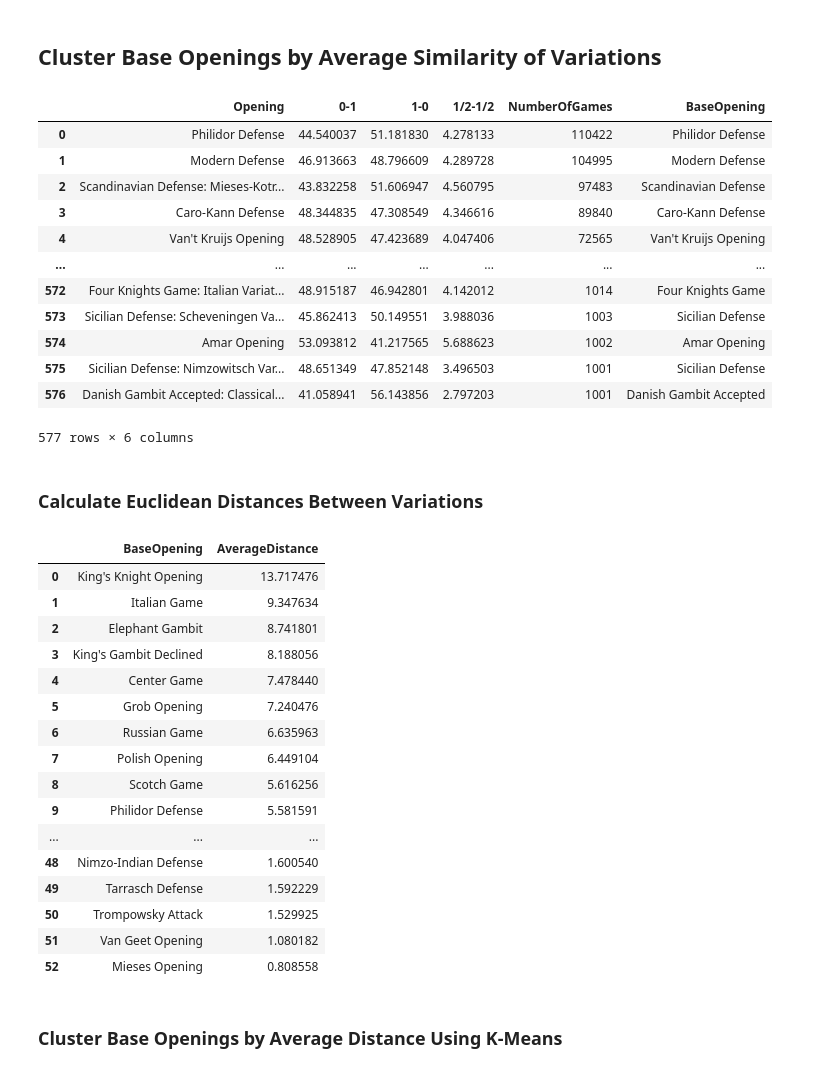
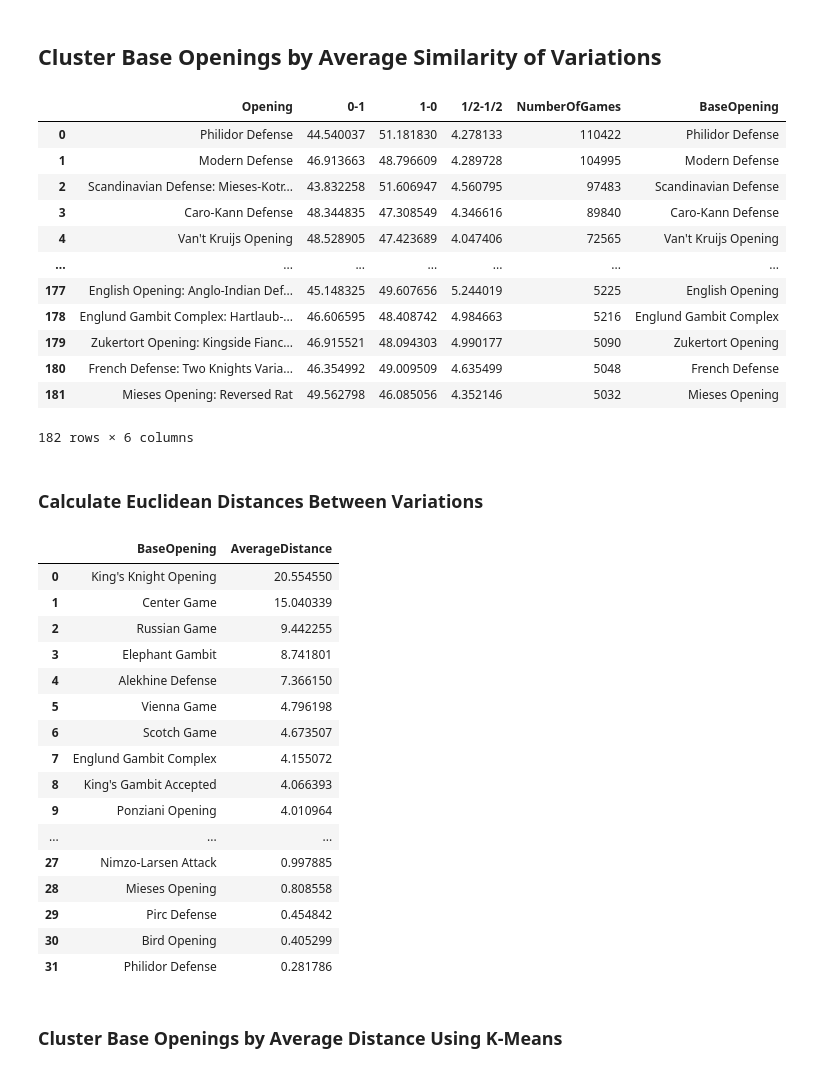
Before and after one commit to IsaacCheng9/machine-learning-in-chess, a Jupyter notebook: src/analyse_chess_data.ipynb, the cells around one changed output. Cells and saved outputs as stored; diff of their text form; code cells hidden in the pictures.

```diff
--- a/src/analyse_chess_data.ipynb
+++ b/src/analyse_chess_data.ipynb
@@ -2645,8 +2645,8 @@ Mean Absolute Error: 6793.425524495394
 # %%
 # Count the number of games for each opening.
 opening_counts = df_reduced["Opening"].value_counts().compute()
-# Filter the openings that have over 1000 games.
-popular_openings = opening_counts[opening_counts >= 1000].index
+# Filter the openings that have over 5,000 games.
+popular_openings = opening_counts[opening_counts >= 5000].index
 filtered_df = df_reduced[df_reduced["Opening"].isin(popular_openings)]
 
 # Calculate the total games per opening in the filtered DataFrame.
@@ -2664,46 +2664,43 @@ result_percentages_pivot_opening["NumberOfGames"] = result_percentages_pivot_ope
     "Opening"
 ].map(total_games)
 # Convert filtered_df to a pandas DataFrame
 filtered_df_pd = filtered_df.compute()
+
 # Merge 'BaseOpening' column from filtered_df_pd based on 'Opening'
 result_percentages_pivot_opening = result_percentages_pivot_opening.merge(
     filtered_df_pd[["Opening", "BaseOpening"]].drop_duplicates(),
     on="Opening",
     how="left",
 )
 # Sort the table by the number of games descending.
 result_percentages_pivot_opening_sorted = result_percentages_pivot_opening.sort_values(
     "NumberOfGames", ascending=False
 )
 # Delete rows with BaseOpenings that aren't recognized or are too generic.
 result_percentages_pivot_opening_sorted = result_percentages_pivot_opening_sorted[
     ~result_percentages_pivot_opening_sorted["BaseOpening"].isin(
         ["?", "King's Pawn Game", "Queen's Pawn Game"]
     )
 ]
 result_percentages_pivot_opening_sorted.reset_index(drop=True, inplace=True)
 display(result_percentages_pivot_opening_sorted)
 # %% [output]
 |  | Opening | 0-1 | 1-0 | 1/2-1/2 | NumberOfGames | BaseOpening |
 | 0 | Philidor Defense | 44.540037 | 51.181830 | 4.278133 | 110422 | Philidor Defense |
 | 1 | Modern Defense | 46.913663 | 48.796609 | 4.289728 | 104995 | Modern Defense |
 | 2 | Scandinavian Defense: Mieses-Kotr... | 43.832258 | 51.606947 | 4.560795 | 97483 | Scandinavian Defense |
 | 3 | Caro-Kann Defense | 48.344835 | 47.308549 | 4.346616 | 89840 | Caro-Kann Defense |
 | 4 | Van't Kruijs Opening | 48.528905 | 47.423689 | 4.047406 | 72565 | Van't Kruijs Opening |
 | ... | ... | ... | ... | ... | ... | ... |
-| 572 | Four Knights Game: Italian Variat... | 48.915187 | 46.942801 | 4.142012 | 1014 | Four Knights Game |
-| 573 | Sicilian Defense: Scheveningen Va... | 45.862413 | 50.149551 | 3.988036 | 1003 | Sicilian Defense |
-| 574 | Amar Opening | 53.093812 | 41.217565 | 5.688623 | 1002 | Amar Opening |
-| 575 | Sicilian Defense: Nimzowitsch Var... | 48.651349 | 47.852148 | 3.496503 | 1001 | Sicilian Defense |
-| 576 | Danish Gambit Accepted: Classical... | 41.058941 | 56.143856 | 2.797203 | 1001 | Danish Gambit Accepted |
+| 177 | English Opening: Anglo-Indian Def... | 45.148325 | 49.607656 | 5.244019 | 5225 | English Opening |
+| 178 | Englund Gambit Complex: Hartlaub-... | 46.606595 | 48.408742 | 4.984663 | 5216 | Englund Gambit Complex |
+| 179 | Zukertort Opening: Kingside Fianc... | 46.915521 | 48.094303 | 4.990177 | 5090 | Zukertort Opening |
+| 180 | French Defense: Two Knights Varia... | 46.354992 | 49.009509 | 4.635499 | 5048 | French Defense |
+| 181 | Mieses Opening: Reversed Rat | 49.562798 | 46.085056 | 4.352146 | 5032 | Mieses Opening |
-577 rows × 6 columns
+182 rows × 6 columns
 # %% [markdown]
 ### Calculate Euclidean Distances Between Variations
 # %%
-# Assuming result_percentages_pivot_opening_sorted contains the following columns:
-# "Opening", "BaseOpening", "NumberOfGames", "1-0", "0-1", "1/2-1/2"
-
-
 # Calculate Euclidean distance between variations within each BaseOpening
 def calculate_euclidean_distance_by_result(group):
     features = group[["1-0", "0-1", "1/2-1/2"]].values
@@ -2715,10 +2712,8 @@ def calculate_euclidean_distance_by_result(group):
 average_distances = result_percentages_pivot_opening_sorted.groupby(
     "BaseOpening"
 ).apply(calculate_euclidean_distance_by_result)
-
 # Convert the result to a DataFrame
 average_distances_df = average_distances.reset_index(name="AverageDistance")
-
 # Sort the DataFrame by AverageDistance
 average_distances_sorted = average_distances_df.sort_values(
     "AverageDistance", ascending=False
@@ -2730,22 +2725,22 @@ average_distances_sorted.reset_index(drop=True, inplace=True)
 display(average_distances_sorted)
 # %% [output]
 |  | BaseOpening | AverageDistance |
-| 0 | King's Knight Opening | 13.717476 |
-| 1 | Italian Game | 9.347634 |
-| 2 | Elephant Gambit | 8.741801 |
-| 3 | King's Gambit Declined | 8.188056 |
-| 4 | Center Game | 7.478440 |
-| 5 | Grob Opening | 7.240476 |
-| 6 | Russian Game | 6.635963 |
-| 7 | Polish Opening | 6.449104 |
-| 8 | Scotch Game | 5.616256 |
-| 9 | Philidor Defense | 5.581591 |
+| 0 | King's Knight Opening | 20.554550 |
+| 1 | Center Game | 15.040339 |
+| 2 | Russian Game | 9.442255 |
+| 3 | Elephant Gambit | 8.741801 |
+| 4 | Alekhine Defense | 7.366150 |
+| 5 | Vienna Game | 4.796198 |
+| 6 | Scotch Game | 4.673507 |
+| 7 | Englund Gambit Complex | 4.155072 |
+| 8 | King's Gambit Accepted | 4.066393 |
+| 9 | Ponziani Opening | 4.010964 |
 | ... | ... | ... |
-| 48 | Nimzo-Indian Defense | 1.600540 |
-| 49 | Tarrasch Defense | 1.592229 |
-| 50 | Trompowsky Attack | 1.529925 |
-| 51 | Van Geet Opening | 1.080182 |
-| 52 | Mieses Opening | 0.808558 |
+| 27 | Nimzo-Larsen Attack | 0.997885 |
+| 28 | Mieses Opening | 0.808558 |
+| 29 | Pirc Defense | 0.454842 |
+| 30 | Bird Opening | 0.405299 |
+| 31 | Philidor Defense | 0.281786 |
 # %% [markdown]
 ### Cluster Base Openings by Average Distance Using K-Means
 # %%
```
Also changed, not shown: parts of 2 cells of this notebook.
